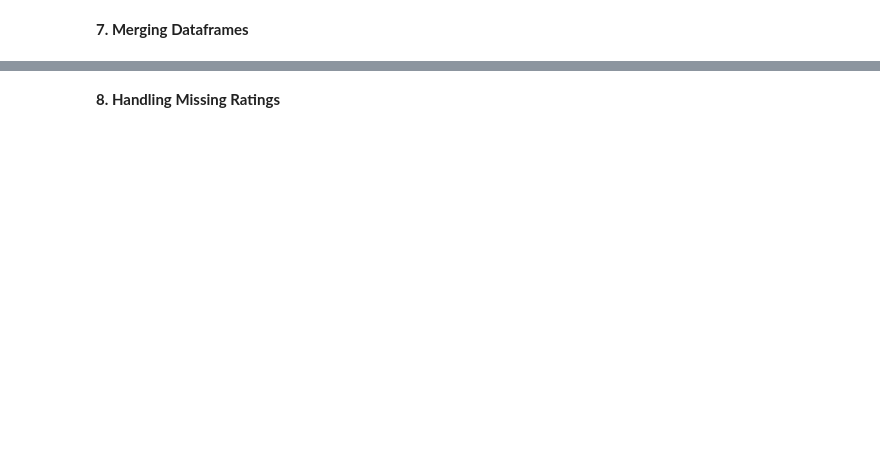
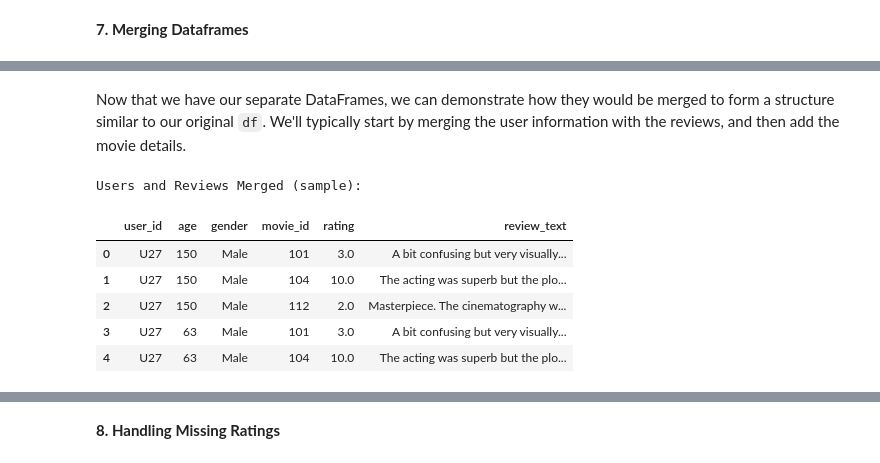
Before and after one commit to ShilpaVasista/Exploratory-Data-Analytics, a Jupyter notebook: EDA_Lab_9_Case_Study.ipynb, the cells around one changed output, grey strips where cells are left out. Saved outputs shown, nothing was run; the diff lists cells and outputs as text; code cells hidden in the pictures; blank space fills up the shorter version.

```diff
--- a/EDA_Lab_9_Case_Study.ipynb
+++ b/EDA_Lab_9_Case_Study.ipynb
@@ -138,0 +166,19 @@ After: 65
+# %%
+# 1. Create a hypothetical df_users DataFrame
+# Contains unique user information (user_id, age, gender)
+df_users_reconstructed = df[['user_id', 'age', 'gender']].drop_duplicates().reset_index(drop=True)
+
+# 2. Create a hypothetical df_movies DataFrame
+# Contains unique movie information (movie_id, title, genre, director, release_year)
+df_movies_reconstructed = df[['movie_id', 'title', 'genre', 'director', 'release_year']].drop_duplicates().reset_index(drop=True)
+
+# 3. Create a hypothetical df_reviews DataFrame (the interaction table)
+# Contains user-movie interactions and their specific rating/review (user_id, movie_id, rating, review_text)
+df_reviews_reconstructed = df[['user_id', 'movie_id', 'rating', 'review_text']].copy()
+
+print("Reconstructed df_users (sample):")
+display(df_users_reconstructed.head())
+print("\nReconstructed df_movies (sample):")
+display(df_movies_reconstructed.head())
+print("\nReconstructed df_reviews (sample):")
+display(df_reviews_reconstructed.head())
@@ -138,0 +207,22 @@ After: 65
+# %% [markdown]
+Now that we have our separate DataFrames, we can demonstrate how they would be merged to form a structure similar to our original `df`. We'll typically start by merging the user information with the reviews, and then add the movie details.
+# %%
+# Step A: Merge df_users_reconstructed with df_reviews_reconstructed on 'user_id'
+# This combines user demographic data with their reviews and ratings.
+users_reviews_merged = pd.merge(
+    df_users_reconstructed,
+    df_reviews_reconstructed,
+    on='user_id',
+    how='inner' # Use inner join to keep only users who have left reviews
+)
+
+print("Users and Reviews Merged (sample):")
+display(users_reviews_merged.head())
+# %% [output]
+Users and Reviews Merged (sample):
+|  | user_id | age | gender | movie_id | rating | review_text |
+| 0 | U27 | 150 | Male | 101 | 3.0 | A bit confusing but very visually... |
+| 1 | U27 | 150 | Male | 104 | 10.0 | The acting was superb but the plo... |
+| 2 | U27 | 150 | Male | 112 | 2.0 | Masterpiece. The cinematography w... |
+| 3 | U27 | 63 | Male | 101 | 3.0 | A bit confusing but very visually... |
+| 4 | U27 | 63 | Male | 104 | 10.0 | The acting was superb but the plo... |
```
Also changed, not shown: parts of 35 cells of this notebook.
